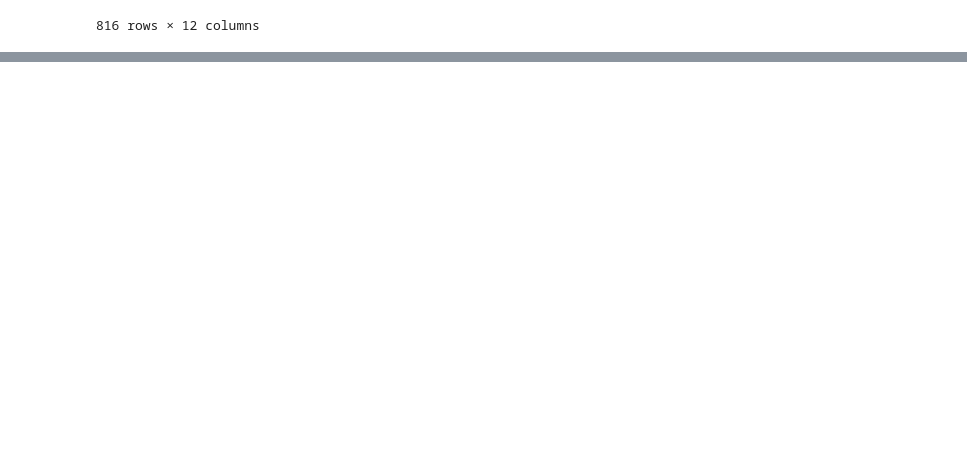
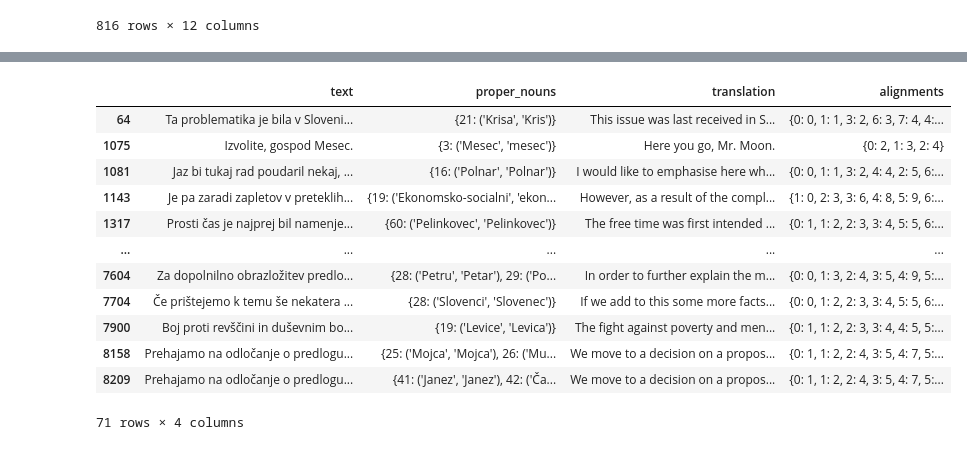
Before and after one commit to TajaKuzman/Parlamint-translation, a Jupyter notebook: 2-Word_alignments.ipynb, the cells around one changed output, grey strips where cells are left out. Drawn from its saved outputs; the diff is of its cells as text; code cells hidden in the pictures; blank space fills up the shorter version.

```diff
--- a/2-Word_alignments.ipynb
+++ b/2-Word_alignments.ipynb
@@ -234,3 +229,7 @@ df.head()
 | 2 | ParlaMint-SI_2020-05-27-SDZ8-Redn... | ParlaMint-SI_2020-05-27-SDZ8-Redn... | V zvezi s tem predlogom zakona Od... | 22 | ParlaMint-SI_2020-05-27-SDZ8-Redn... | V zvezi s tem predlogom zakona Od... | ['V', 'zvezi', 's', 'tem', 'predl... | 0 | ... |
 | 3 | ParlaMint-SI_2020-05-27-SDZ8-Redn... | ParlaMint-SI_2020-05-27-SDZ8-Redn... | Besedo dajem predsednici odbora A... | 12 | ParlaMint-SI_2020-05-27-SDZ8-Redn... | Besedo dajem predsednici odbora A... | ['Besedo', 'dajem', 'predsednici'... | {4: ('Anji', 'Anja'), 5: ('Bah', ... | ... |
 | 4 | ParlaMint-SI_2020-05-27-SDZ8-Redn... | ParlaMint-SI_2020-05-27-SDZ8-Redn... | Hvala lepa, predsedujoči. | 3 | ParlaMint-SI_2020-05-27-SDZ8-Redn... | Hvala lepa predsedujoči | ['Hvala', 'lepa', 'predsedujoči'] | 0 | ... |
+# %%
+# Open the final file
+df = pd.read_csv("Parlamint-SI-sample-aligned-corrected.csv", sep="\t", index_col = 0)
+df.head()
@@ -237,7 +243,9 @@ df.head()
 # %%
 # See substitutions
 
-df[df["proper_nouns"] != 0]
+df_changed = df[df["proper_nouns"] != "0"]
+
+df_changed
 # %% [output]
 |  | file | sentence_id | text | length | seg_id | no_punctuation | list_of_words | proper_nouns | ... |
 | 3 | ParlaMint-SI_2020-05-27-SDZ8-Redn... | ParlaMint-SI_2020-05-27-SDZ8-Redn... | Besedo dajem predsednici odbora A... | 12 | ParlaMint-SI_2020-05-27-SDZ8-Redn... | Besedo dajem predsednici odbora A... | ['Besedo', 'dajem', 'predsednici'... | {4: ('Anji', 'Anja'), 5: ('Bah', ... | ... |
@@ -255,3 +285,19 @@ df[df["proper_nouns"] != 0]
+# %%
+df_changed[df_changed["substituted_word"] == "[]"][["text", "proper_nouns","translation", "alignments"]]
+# %% [output]
+|  | text | proper_nouns | translation | alignments |
+| 64 | Ta problematika je bila v Sloveni... | {21: ('Krisa', 'Kris')} | This issue was last received in S... | {0: 0, 1: 1, 3: 2, 6: 3, 7: 4, 4:... |
+| 1075 | Izvolite, gospod Mesec. | {3: ('Mesec', 'mesec')} | Here you go, Mr. Moon. | {0: 2, 1: 3, 2: 4} |
+| 1081 | Jaz bi tukaj rad poudaril nekaj, ... | {16: ('Polnar', 'Polnar')} | I would like to emphasise here wh... | {0: 0, 1: 1, 3: 2, 4: 4, 2: 5, 6:... |
+| 1143 | Je pa zaradi zapletov v preteklih... | {19: ('Ekonomsko-socialni', 'ekon... | However, as a result of the compl... | {1: 0, 2: 3, 3: 6, 4: 8, 5: 9, 6:... |
+| 1317 | Prosti čas je najprej bil namenje... | {60: ('Pelinkovec', 'Pelinkovec')} | The free time was first intended ... | {0: 1, 1: 2, 2: 3, 3: 4, 5: 5, 6:... |
+| ... | ... | ... | ... | ... |
+| 7604 | Za dopolnilno obrazložitev predlo... | {28: ('Petru', 'Petar'), 29: ('Po... | In order to further explain the m... | {0: 0, 1: 3, 2: 4, 3: 5, 4: 9, 5:... |
+| 7704 | Če prištejemo k temu še nekatera ... | {28: ('Slovenci', 'Slovenec')} | If we add to this some more facts... | {0: 0, 1: 2, 2: 3, 3: 4, 5: 5, 6:... |
+| 7900 | Boj proti revščini in duševnim bo... | {19: ('Levice', 'Levica')} | The fight against poverty and men... | {0: 1, 1: 2, 2: 3, 3: 4, 4: 5, 5:... |
+| 8158 | Prehajamo na odločanje o predlogu... | {25: ('Mojca', 'Mojca'), 26: ('Mu... | We move to a decision on a propos... | {0: 1, 1: 2, 2: 4, 3: 5, 4: 7, 5:... |
+| 8209 | Prehajamo na odločanje o predlogu... | {41: ('Janez', 'Janez'), 42: ('Ča... | We move to a decision on a propos... | {0: 1, 1: 2, 2: 4, 3: 5, 4: 7, 5:... |
+71 rows × 4 columns
 # %%
 # Save the df
 df.to_csv("Parlamint-SI-sample-aligned-corrected.csv", sep="\t")
```
Also changed, not shown: parts of 4 cells of this notebook, 1 other file.
